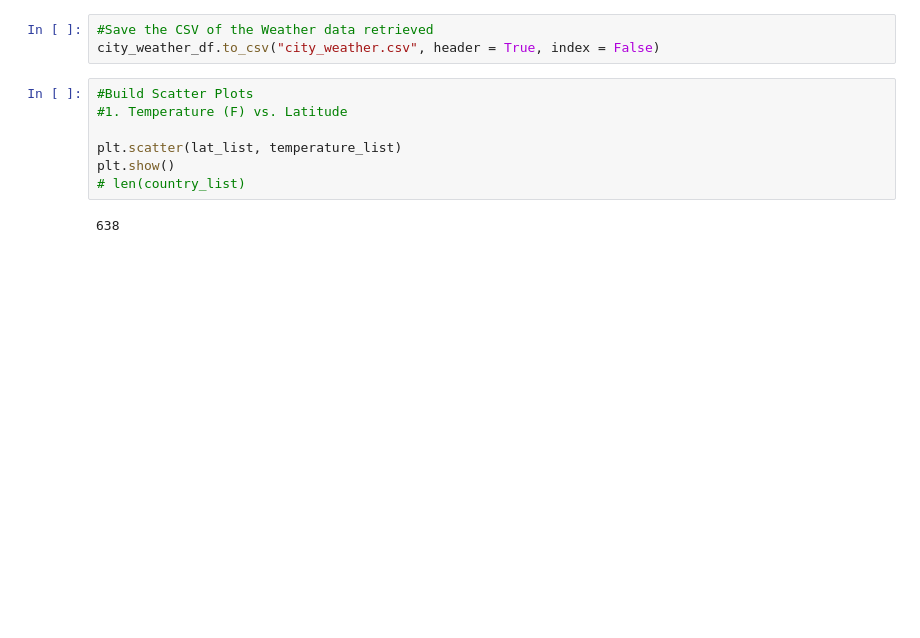
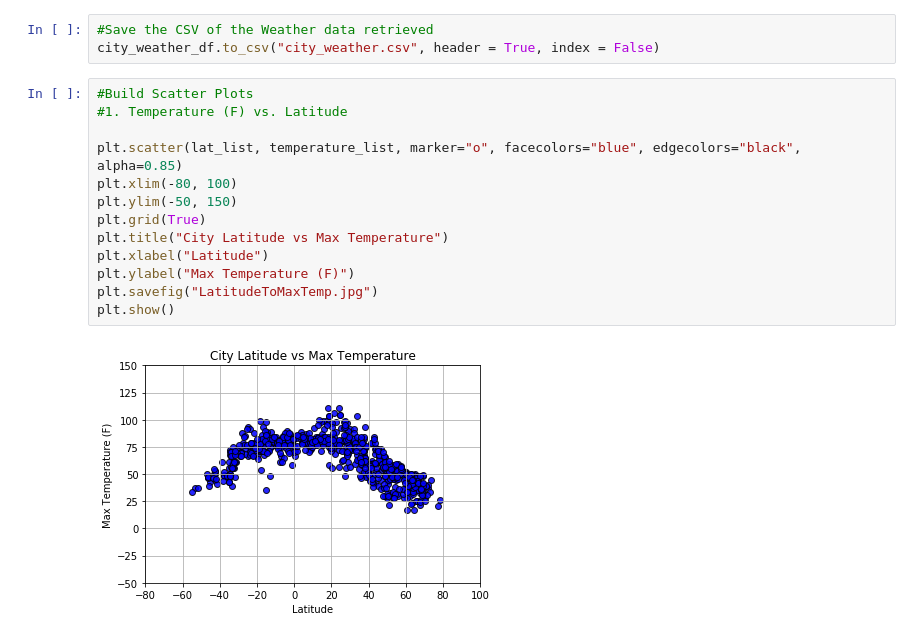
Before and after one commit to SuswithGaddam/Python-API, a Jupyter notebook: WeatherPy.ipynb, the cells around one changed output. Drawn from its saved outputs; the diff is of its cells as text; blank space fills up the shorter version.

```diff
--- a/WeatherPy.ipynb
+++ b/WeatherPy.ipynb
@@ -105,12 +110,18 @@ memory usage: 40.0+ KB
 # %%
 #Save the CSV of the Weather data retrieved
 city_weather_df.to_csv("city_weather.csv", header = True, index = False)
-# %%
-#Build Scatter Plots
-#1. Temperature (F) vs. Latitude
-
-plt.scatter(lat_list, temperature_list)
-plt.show()
-# len(country_list)
-# %% [output]
-638
+# %%
+#Build Scatter Plots
+#1. Temperature (F) vs. Latitude
+
+plt.scatter(lat_list, temperature_list, marker="o", facecolors="blue", edgecolors="black", alpha=0.85)
+plt.xlim(-80, 100)
+plt.ylim(-50, 150)
+plt.grid(True)
+plt.title("City Latitude vs Max Temperature")
+plt.xlabel("Latitude")
+plt.ylabel("Max Temperature (F)")
+plt.savefig("LatitudeToMaxTemp.jpg")
+plt.show()
+# %% [output]
+[figure, added]
```
Also changed, not shown: parts of 6 cells of this notebook, 5 other files.
